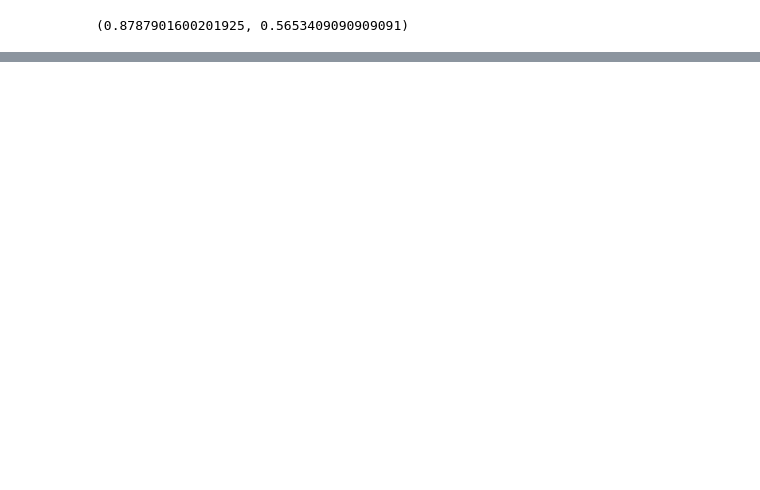
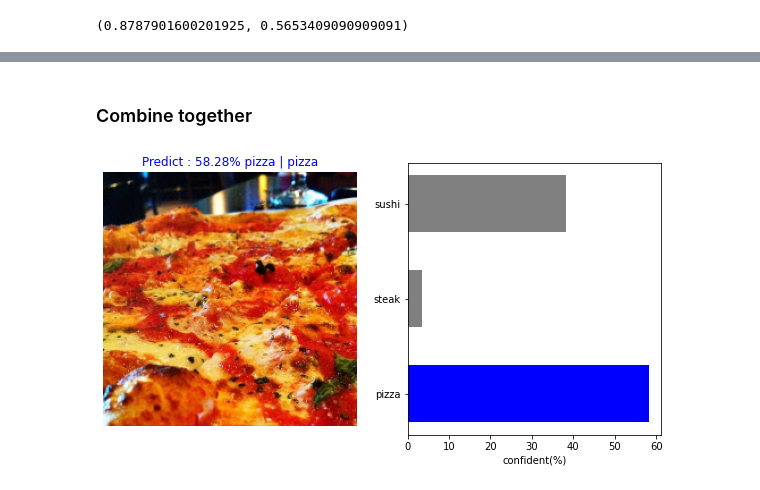
Before and after one commit to NickyAlan/pytorch_22, a Jupyter notebook: 04_pytorch_custom_datasets.ipynb, the cells around one changed output, grey strips where cells are left out. Saved outputs shown, nothing was run; the diff lists cells and outputs as text; code cells hidden in the pictures; blank space fills up the shorter version.

Commit message:
predict custom images

```diff
--- a/04_pytorch_custom_datasets.ipynb
+++ b/04_pytorch_custom_datasets.ipynb
@@ -665,0 +717,49 @@ test_loss, test_acc # best epoch
+# %% [markdown]
+### Combine together
+# %%
+def PredCustomImage(model, image_path, plot=True) :
+    if isinstance(image_path, list) and len(image_path) > 1 :
+        random_idx = np.random.permutation(len(image_path))
+        random_images = image_path[random_idx[20]]
+    else :
+        random_images = image_path
+    true_label = random_images.split('/')[-1].split('\\')[0]
+
+    custom_image_transformer = transforms.Compose([transforms.Resize((224,224))])
+    custom_image = torchvision.io.read_image(random_images).type(torch.float32) / 255.
+    custom_image_transformed = custom_image_transformer(custom_image)
+
+    model.eval()
+    with torch.inference_mode() :
+        pred = model(custom_image_transformed.unsqueeze(dim=0).to(device)) # add batch size
+        probas = torch.softmax(pred, dim=1)
+        pred_class_idx = torch.argmax(probas, dim=1).cpu()
+        pred_class = class_names[pred_class_idx]
+
+    confident = probas[0][pred_class_idx][0] * 100
+    if plot :
+        plt.figure(figsize=(10,5))
+        plt.subplot(1,2,1)
+        plt.imshow(custom_image_transformed.permute(1,2,0))
+        color = 'blue' if pred_class == true_label else 'red'
+        plt.title(f'Predict : {confident:.2f}% {pred_class} | {true_label}', c=color)
+        plt.axis('off')
+        plt.subplot(1,2,2)
+        barh_color = []
+        for class_ in class_names  :
+            if class_ == pred_class and pred_class == true_label  :
+                barh_color.append('blue')
+            else :
+                if class_ == true_label :
+                    barh_color.append('red')
+                else :
+                    barh_color.append('gray')
+        plt.barh(class_names, probas[0]*100, height=0.6, color=barh_color)
+        plt.xlabel('confident(%)');
+    else :
+        correct_or_not = 'CORRECT' if pred_class == true_label else 'WRONG'
+        print(f'{correct_or_not} | Predict : {confident:.2f}% {pred_class} | {true_label}')
+# %%
+PredCustomImage(modelV1_loaded, images_path[11],plot=True)
+# %% [output]
+[figure, added]
```
Also changed, not shown: parts of 10 cells of this notebook.
